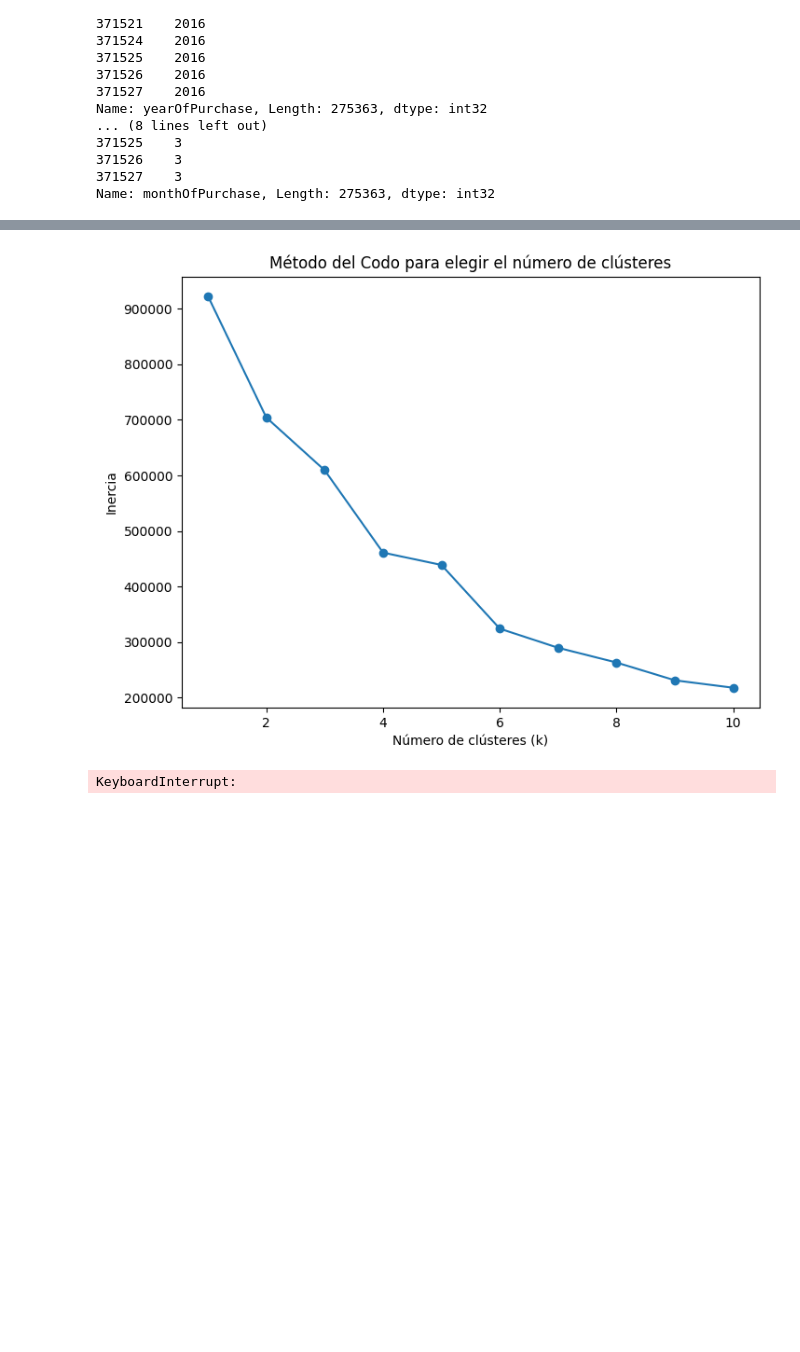
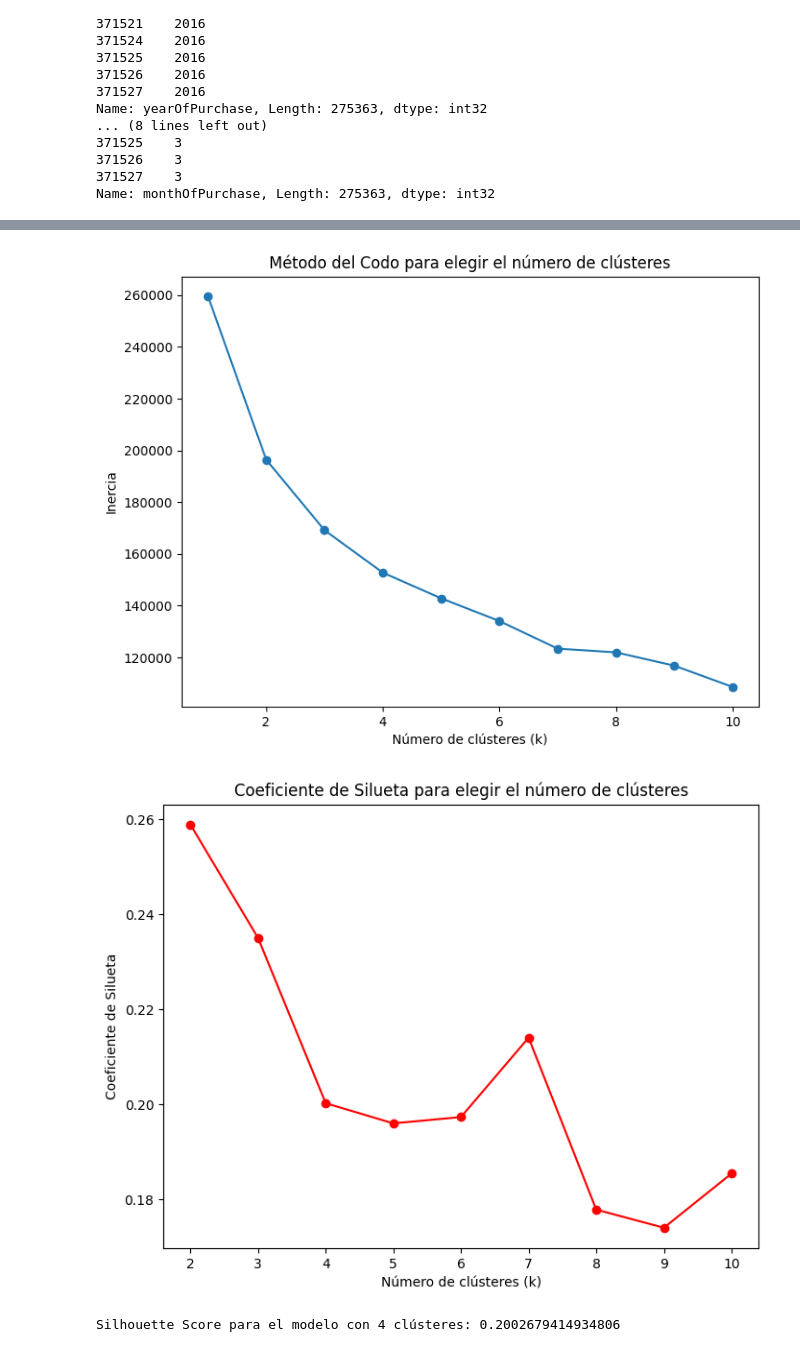
Before and after one commit to andreabesa/Proyecto-Concesionario, a Jupyter notebook: notebook.ipynb, the cells around one changed output, grey strips where cells are left out. Drawn from its saved outputs; the diff is of its cells as text; code cells hidden in the pictures; blank space fills up the shorter version.

```diff
--- a/notebook.ipynb
+++ b/notebook.ipynb
@@ -379,7 +379,7 @@ Name: monthOfPurchase, Length: 275363, dtype: int32
 from sklearn.preprocessing import OneHotEncoder
 
 
-df_drops = df_pruebas.drop(columns=['dateCreated','lastSeen','postalCode','index','monthOfRegistration','yearOfPurchase','monthOfPurchase','valor','name'])
+df_drops = df_pruebas.drop(columns=['dateCreated','lastSeen','postalCode','index','name','seller','offerType','abtest','gearbox'])
 
 for col in df_drops.select_dtypes("object").columns:
     print(f"{col:30s} → {df_drops[col].nunique():>6} únicos")
@@ -397,7 +397,7 @@ print(df_drops)
 
 
 df_dummies = pd.get_dummies(df_drops,columns= [
-    'notRepairedDamage','seller','offerType','abtest','vehicleType','gearbox','fuelType'
+    'notRepairedDamage','vehicleType','fuelType'
 ])
 
 #print(df_drops)
@@ -458,16 +458,18 @@ from sklearn.decomposition import PCA, IncrementalPCA
 
 
 # 1. Cargar el conjunto de datos Wine
-X = df_dummies # Las características
+X = df_dummies.sample(30000) # Las características
+
+scaler = StandardScaler()
+X_scaled = scaler.fit_transform(X)
 
 pca = IncrementalPCA(n_components=4,batch_size=5000)
-for i in range(0, X.shape[0], 5000):
-    pca.partial_fit(X[i:i + 5000])
+for i in range(0, X_scaled.shape[0], 5000):
+    pca.partial_fit(X_scaled[i:i + 5000])
 X_reduced = pca.fit_transform(X)
 
 # Escalar el conjunto de datos
-scaler = StandardScaler()
-X_scaled = scaler.fit_transform(X_reduced)
+
 
 # 2. Gestión de outliers (usaremos el rango intercuartílico para detectar outliers)
 Q1 = np.percentile(X_scaled, 25, axis=0)
@@ -516,32 +518,33 @@ plt.title('Coeficiente de Silueta para elegir el número de clústeres')
 plt.xlabel('Número de clústeres (k)')
 plt.ylabel('Coeficiente de Silueta')
 plt.show()
 
 # A partir de la gráfica, elegimos el número óptimo de clústeres (suponemos k=3)
 optimal_k = 4
 
 # 5. Aplicar KMeans con el número óptimo de clústeres
 kmeans = KMeans(n_clusters=optimal_k, random_state=42)
 kmeans.fit(X_scaled_outliers_handled)
 
 # 6. Evaluación del modelo usando Silhouette Score con el número óptimo de clústeres
 sil_score_optimal = silhouette_score(X_scaled_outliers_handled, kmeans.labels_)
 print(f"Silhouette Score para el modelo con {optimal_k} clústeres: {sil_score_optimal}")
 
 # 7. Visualizar los resultados de KMeans
 plt.figure(figsize=(8, 6))
 plt.scatter(X_scaled_outliers_handled[:, 0], X_scaled_outliers_handled[:, 1], c=kmeans.labels_, cmap='viridis', s=50)  # Graficamos los puntos de datos coloreados por su clúster
 centroids = kmeans.cluster_centers_  # Los centroides de los clústeres
 plt.scatter(centroids[:, 0], centroids[:, 1], c='red', marker='x', s=200)  # Graficamos los centroides en rojo
 plt.title(f'KMeans con {optimal_k} clústeres')
 plt.xlabel('Característica 1')
 plt.ylabel('Característica 2')
 plt.show()
 
 # 8. Resultados finales
 print(f'Número óptimo de clústeres según el Método del Codo y el Coeficiente de Silueta: {optimal_k}')
 print('Centroides de los clústeres:')
 print(kmeans.cluster_centers_)
 # %% [output]
-[figure, old version]
+[figure, new version]
+[figure, added]
-KeyboardInterrupt:
+Silhouette Score para el modelo con 4 clústeres: 0.2002679414934806
```
Also changed, not shown: parts of 23 cells of this notebook.
